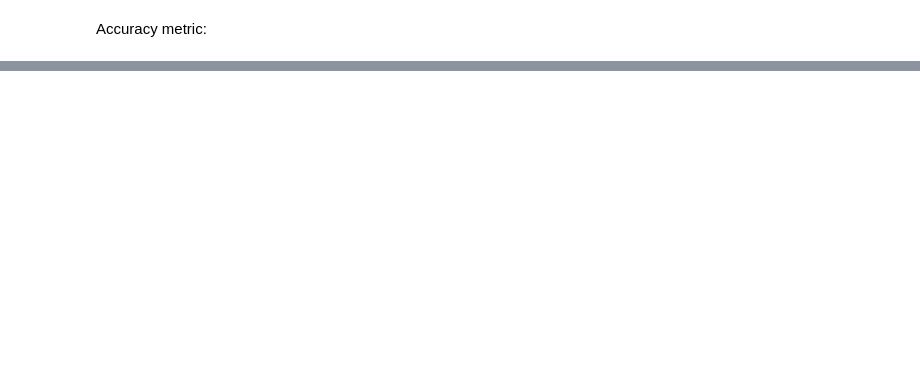
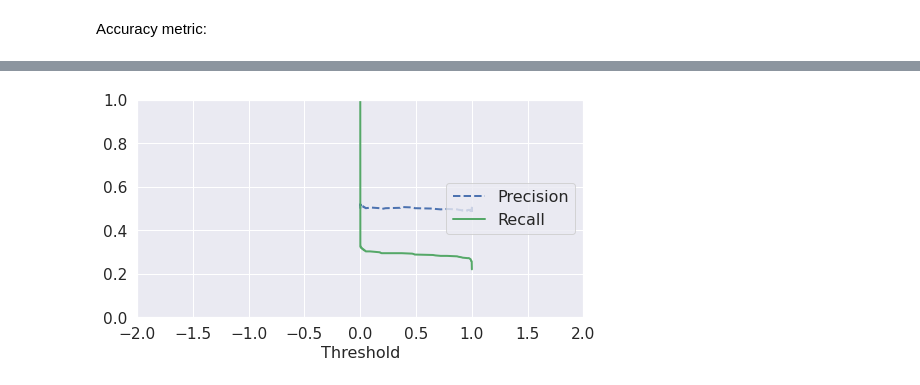
Before and after one commit to harini9804/fake-image-detection, a Jupyter notebook: transfer_learning_fine_tuning.ipynb, the cells around one changed output, grey strips where cells are left out. Saved outputs shown, nothing was run; the diff lists cells and outputs as text; code cells hidden in the pictures; blank space fills up the shorter version.

```diff
--- a/transfer_learning_fine_tuning.ipynb
+++ b/transfer_learning_fine_tuning.ipynb
@@ -201,0 +211,14 @@ Confusion Matrix
+# %%
+def plot_precision_recall_vs_threshold(precisions, recalls, thresholds):
+    plt.plot(thresholds, precisions[:-1], "b--", label="Precision", linewidth=2)
+    plt.plot(thresholds, recalls[:-1], "g-", label="Recall", linewidth=2)
+    plt.legend(loc="center right", fontsize=16) # Not shown in the book
+    plt.xlabel("Threshold", fontsize=16)        # Not shown
+    plt.grid(True)                              # Not shown
+    plt.axis([-2, 2, 0, 1])             # Not shown
+
+plt.figure(figsize=(8, 4))                                                                  # Not shown
+plot_precision_recall_vs_threshold(precisions, recalls, thresholds)
+plt.show()
+# %% [output]
+[figure, added]
```
Also changed, not shown: parts of 25 cells of this notebook.
